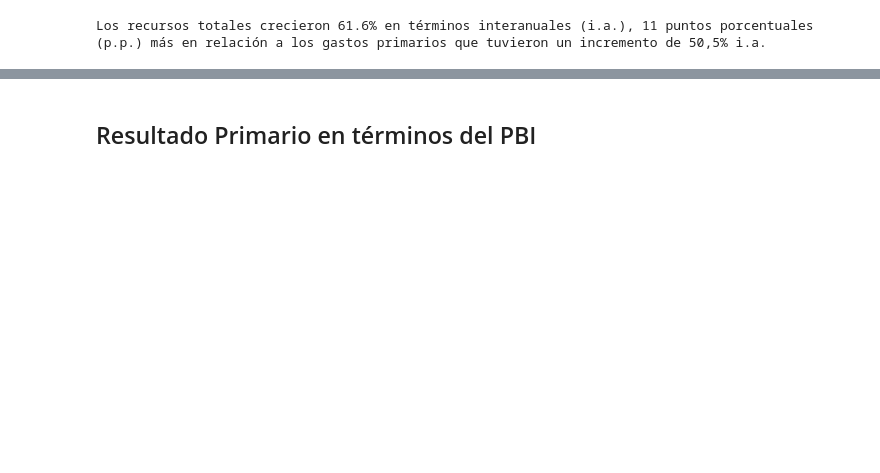
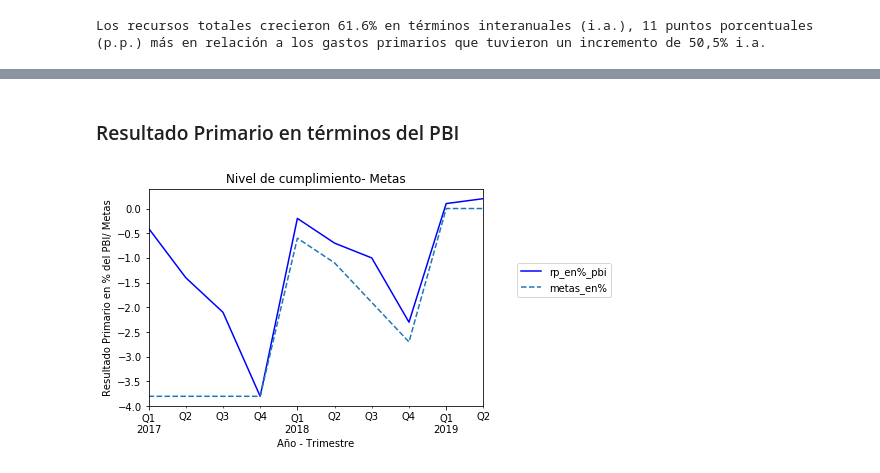
Before and after one commit to datosgobar/analisis-datos-python, a Jupyter notebook: Ejercicios/resultado-primario.ipynb, the cells around one changed output, grey strips where cells are left out. Drawn from its saved outputs; the diff is of its cells as text; code cells hidden in the pictures; blank space fills up the shorter version.

Commit message:
cambio de tablas e imágen

```diff
--- a/Ejercicios/resultado-primario.ipynb
+++ b/Ejercicios/resultado-primario.ipynb
@@ -154,5 +245,5 @@ Index(['2018-07', '2019-07', 'var%_anual', 'var$_anual'], dtype='object', name='
 # %% [markdown]
-## Resultado Primario en términos del PBI
+### Resultado Primario en términos del PBI
 # %%
 pbi_rp=pd.read_csv("https://apis.datos.gob.ar/series/api/series/?collapse=quarter&collapse_aggregation=sum&ids=9.2_PPC_2004_T_22,452.3_RESULTADO_RIO_0_M_18_54&limit=5000&format=csv")
 
@@ -180,3 +296,38 @@ pbi_prom= pbi.groupby(pbi.indice_tiempo.dt.year).mean()
+# %%
+#reemplazo los pib de la tabla con los promedios calculados en "a"
+for anio in range(2017,2020):
+    pbi_rp.loc[pbi_rp.index.year==anio, "pib_precios_corrientes"]= pbi_prom.loc[anio,"pib_precios_corrientes"]
+
+
+#NO FUNCIONA!!
+# if pbi_rp.index.year==2016 :
+#      pbi_rp["pib_precios_corrientes"]= a.loc[2016,"pib_precios_corrientes"]
+# elif pbi_rp.index.year==2017 :
+#      pbi_rp["pbi_precios_corrientes"]= a.loc[2017,"pib_precios_corrientes"]
+# elif pbi_rp.index.year==2018 :
+#      pbi_rp["pbi_precios_corrientes"]= a.loc[2018,"pib_precios_corrientes"]
+# elif pbi_rp.index.year==2019 :
+#      pbi_rp["pbi_precios_corrientes"]= a.loc[2019,"pib_precios_corrientes"]
+
+
+
+#Ahora si, es posible calcular el rp en términos del pbi
+
+
+
+pbi_rp["metas_en%"]= [ -3.8, -3.8, -3.8, -3.8, -0.6, -1.1, -1.9, -2.7, 0, 0 ]
+pbi_rp["metas_en%"]= pd.to_numeric(pbi_rp["metas_en%"])
+pbi_rp["metas_en%"]= pbi_rp["metas_en%"].astype("float64")
+pbi_rp["rp_en%_pbi"]=round((pbi_rp["resultado_primario"] / pbi_rp["pib_precios_corrientes"]) *100,1)
+
+a=pbi_rp.plot(y='rp_en%_pbi', title="Nivel de cumplimiento- Metas", color="blue", fontsize=10)
+pbi_rp.plot(y='metas_en%',ax=a, style='--')
+plt.legend(bbox_to_anchor=(1,1))
+plt.ylabel("Resultado Primario en % del PBI/ Metas")
+plt.xlabel("Año - Trimestre");
+plt.legend(loc=[1.1,0.5]);
+# %% [output]
+[figure, added]
 # %%
 pbi_rp
 # %% [output]
```
Also changed, not shown: parts of 18 cells of this notebook.
